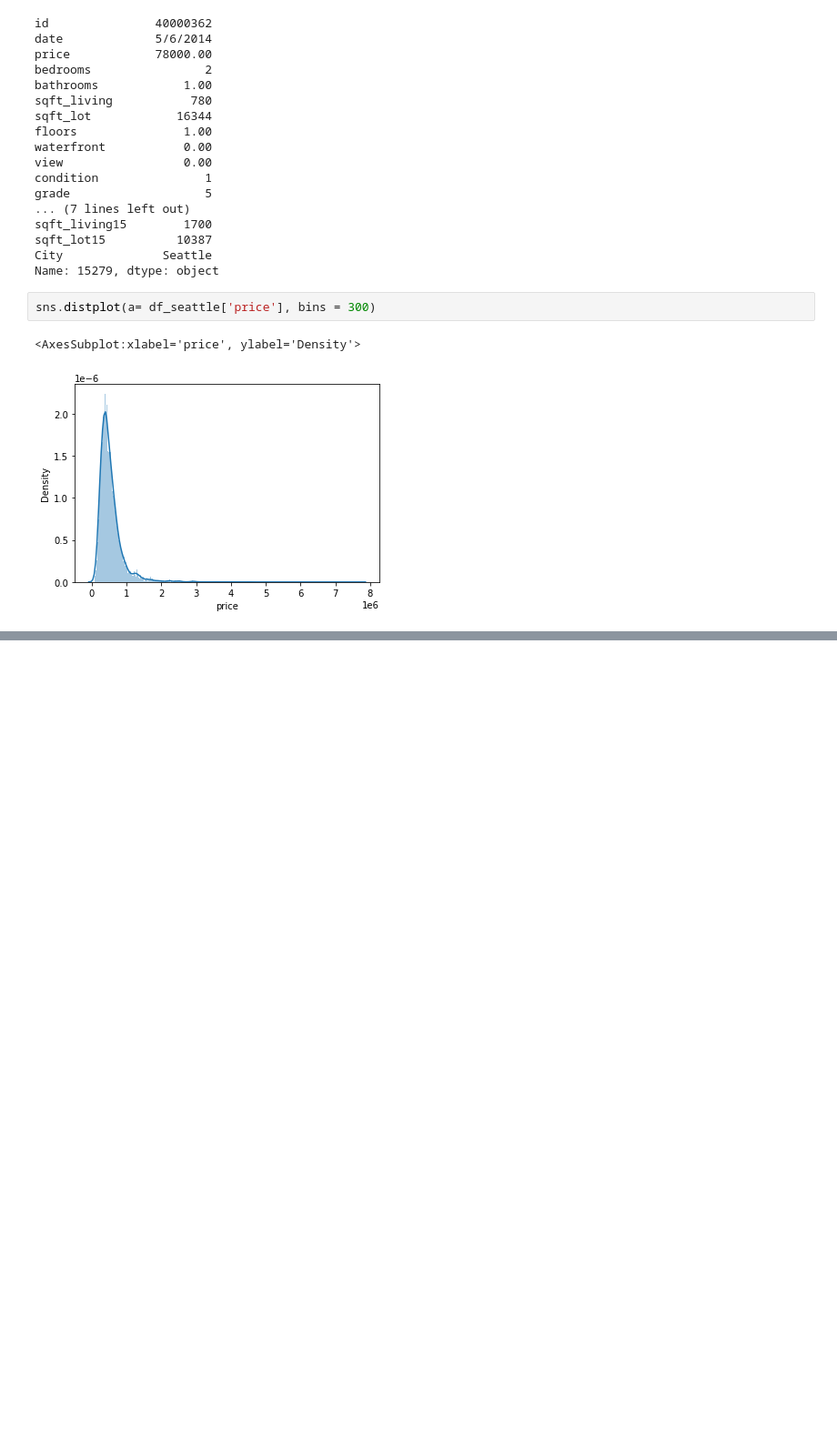
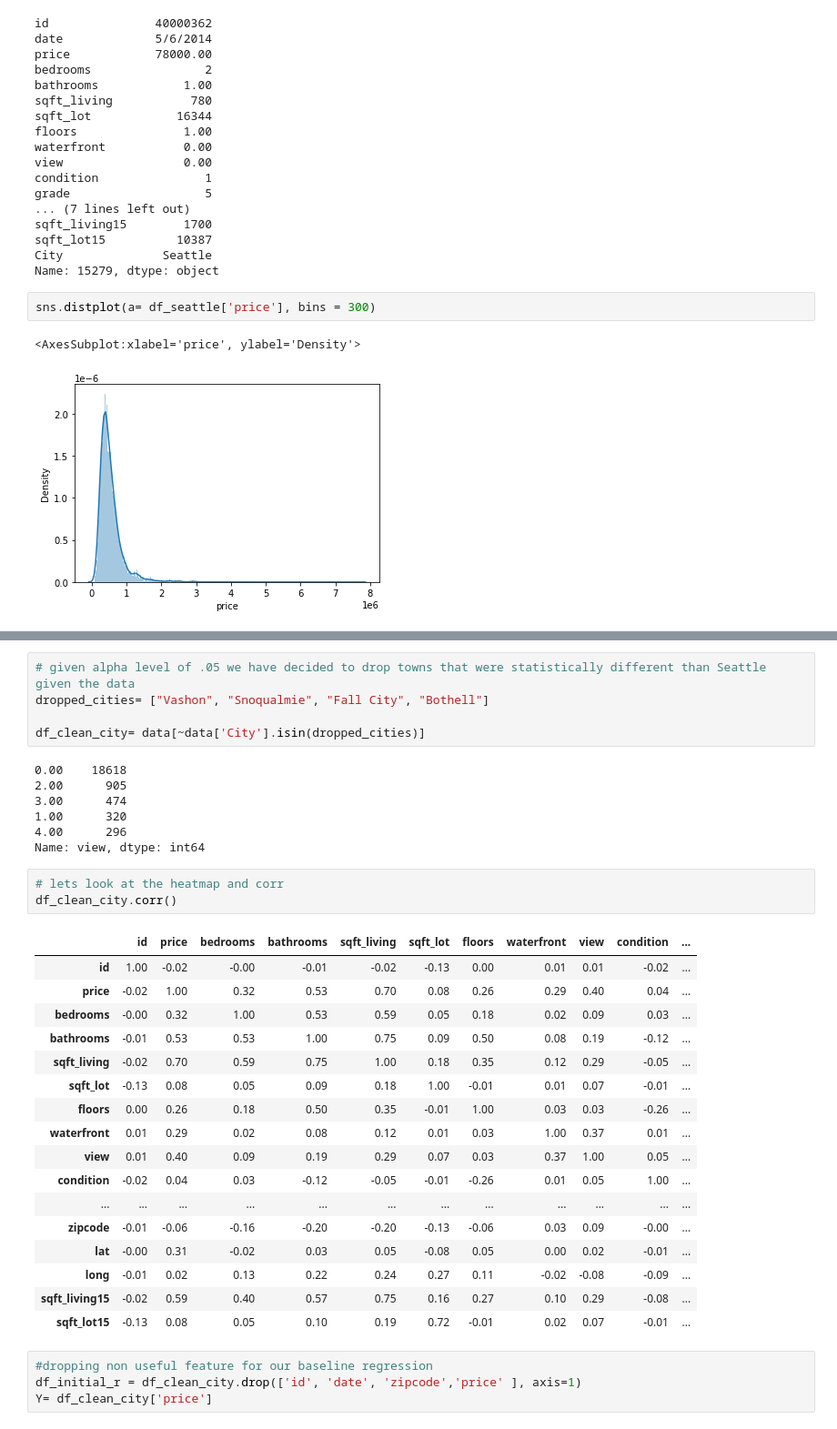
Before and after one commit to learn-co-curriculum/dsc-phase-2-project, a Jupyter notebook: student.ipynb, the cells around one changed output, grey strips where cells are left out. Shown: that part at 91% size. Cells and saved outputs as stored; diff of their text form; blank space fills up the shorter version.

```diff
--- a/student.ipynb
+++ b/student.ipynb
@@ -215,0 +296,37 @@ TypeError: string indices must be integers
+# %%
+# given alpha level of .05 we have decided to drop towns that were statistically different than Seattle given the data
+dropped_cities= ["Vashon", "Snoqualmie", "Fall City", "Bothell"]
+
+df_clean_city= data[~data['City'].isin(dropped_cities)]
+# %% [output]
+0.00    18618
+2.00      905
+3.00      474
+1.00      320
+4.00      296
+Name: view, dtype: int64
+# %%
+# lets look at the heatmap and corr
+df_clean_city.corr()
+# %% [output]
+|  | id | price | bedrooms | bathrooms | sqft_living | sqft_lot | floors | waterfront | view | condition | ... |
+| id | 1.00 | -0.02 | -0.00 | -0.01 | -0.02 | -0.13 | 0.00 | 0.01 | 0.01 | -0.02 | ... |
+| price | -0.02 | 1.00 | 0.32 | 0.53 | 0.70 | 0.08 | 0.26 | 0.29 | 0.40 | 0.04 | ... |
+| bedrooms | -0.00 | 0.32 | 1.00 | 0.53 | 0.59 | 0.05 | 0.18 | 0.02 | 0.09 | 0.03 | ... |
+| bathrooms | -0.01 | 0.53 | 0.53 | 1.00 | 0.75 | 0.09 | 0.50 | 0.08 | 0.19 | -0.12 | ... |
+| sqft_living | -0.02 | 0.70 | 0.59 | 0.75 | 1.00 | 0.18 | 0.35 | 0.12 | 0.29 | -0.05 | ... |
+| sqft_lot | -0.13 | 0.08 | 0.05 | 0.09 | 0.18 | 1.00 | -0.01 | 0.01 | 0.07 | -0.01 | ... |
+| floors | 0.00 | 0.26 | 0.18 | 0.50 | 0.35 | -0.01 | 1.00 | 0.03 | 0.03 | -0.26 | ... |
+| waterfront | 0.01 | 0.29 | 0.02 | 0.08 | 0.12 | 0.01 | 0.03 | 1.00 | 0.37 | 0.01 | ... |
+| view | 0.01 | 0.40 | 0.09 | 0.19 | 0.29 | 0.07 | 0.03 | 0.37 | 1.00 | 0.05 | ... |
+| condition | -0.02 | 0.04 | 0.03 | -0.12 | -0.05 | -0.01 | -0.26 | 0.01 | 0.05 | 1.00 | ... |
+| ... | ... | ... | ... | ... | ... | ... | ... | ... | ... | ... | ... |
+| zipcode | -0.01 | -0.06 | -0.16 | -0.20 | -0.20 | -0.13 | -0.06 | 0.03 | 0.09 | -0.00 | ... |
+| lat | -0.00 | 0.31 | -0.02 | 0.03 | 0.05 | -0.08 | 0.05 | 0.00 | 0.02 | -0.01 | ... |
+| long | -0.01 | 0.02 | 0.13 | 0.22 | 0.24 | 0.27 | 0.11 | -0.02 | -0.08 | -0.09 | ... |
+| sqft_living15 | -0.02 | 0.59 | 0.40 | 0.57 | 0.75 | 0.16 | 0.27 | 0.10 | 0.29 | -0.08 | ... |
+| sqft_lot15 | -0.13 | 0.08 | 0.05 | 0.10 | 0.19 | 0.72 | -0.01 | 0.02 | 0.07 | -0.01 | ... |
+# %%
+#dropping non useful feature for our baseline regression
+df_initial_r = df_clean_city.drop(['id', 'date', 'zipcode','price' ], axis=1)
+Y= df_clean_city['price']
```
Also changed, not shown: parts of 16 cells of this notebook.
